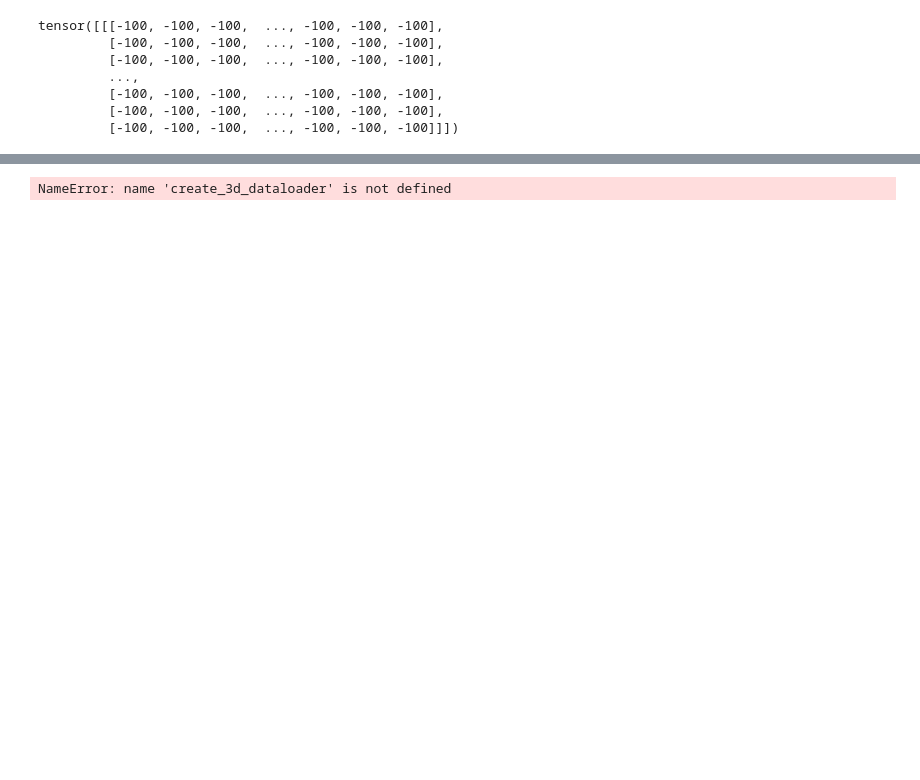
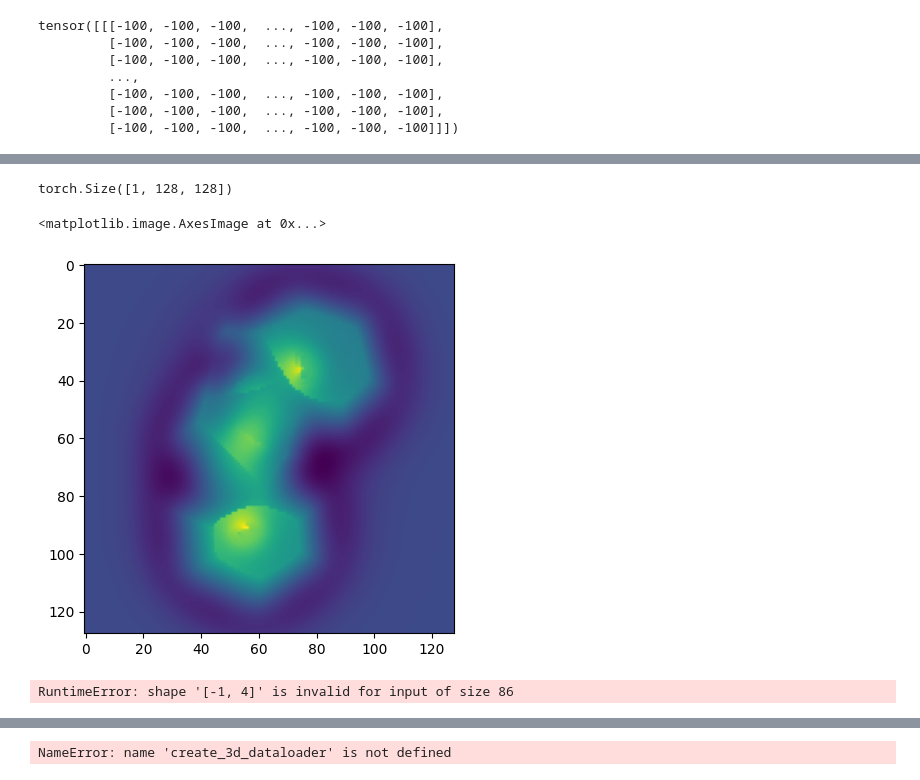
Before and after one commit to sethih10/MORAFInator, a Jupyter notebook: src/practice.ipynb, the cells around one changed output, grey strips where cells are left out. Saved outputs shown, nothing was run; the diff lists cells and outputs as text; code cells hidden in the pictures; blank space fills up the shorter version.

```diff
--- a/src/practice.ipynb
+++ b/src/practice.ipynb
@@ -65,7 +65,7 @@ args_dict = {
     'compute_confidence': True,
 
     # related to tokenizer
-    'formats':['atomtok_coords', 'edges'],
+    'formats':['atomtok_coords'], #, 'edges'],
     'vocab_file': '/home/sethih1/MORAFInator/src/vocab/vocab_chars.json',
     'coord_bins': 64,
     'sep_xy': False,
@@ -122,4 +122,4 @@ encoder_optimizer = AdamW(encoder.parameters(), lr = 0.001, weight_decay=0.0001)
 decoder_optimizer = AdamW(decoder.parameters(), lr= 0.001, weight_decay= 0.0005)
 # %%
 h5_path =  "/scratch/phys/project/sin/hackathon/data/afm.h5"
-train_dataset, val_dataset = get_datasets(data_path = h5_path, tokenizer=tokenizer, train_transform = None, val_transform = None, train_size=0.8)
+train_dataset, val_dataset = get_datasets(data_path = h5_path, tokenizer=tokenizer, train_transform = None, val_transform = None, train_size=0.1)
@@ -195,0 +241,2 @@ RuntimeError: one of the variables needed for gradient computation has been modi
+# %%
+_, imgs, refs = next(iter(train_loader))
@@ -195,0 +245,15 @@ RuntimeError: one of the variables needed for gradient computation has been modi
+# %%
+torch.mean(imgs, dim = 1).shape
+# %% [output]
+torch.Size([1, 128, 128])
+# %%
+plt.imshow(torch.mean(imgs, dim = 1).squeeze(0).cpu())
+# %% [output]
+<matplotlib.image.AxesImage at 0x...>
+[figure, added]
+# %%
+t = refs['atomtok_coords'][0].cpu()
+t = t[t>0]
+t.reshape(-1,4)
+# %% [output]
+RuntimeError: shape '[-1, 4]' is invalid for input of size 86
```
Also changed, not shown: parts of 14 cells of this notebook, 1 other file.
